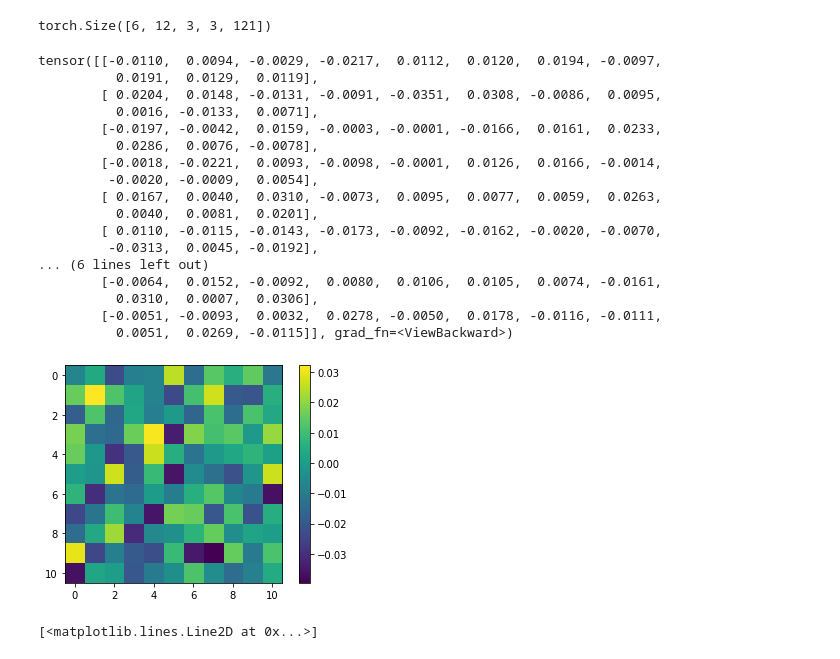
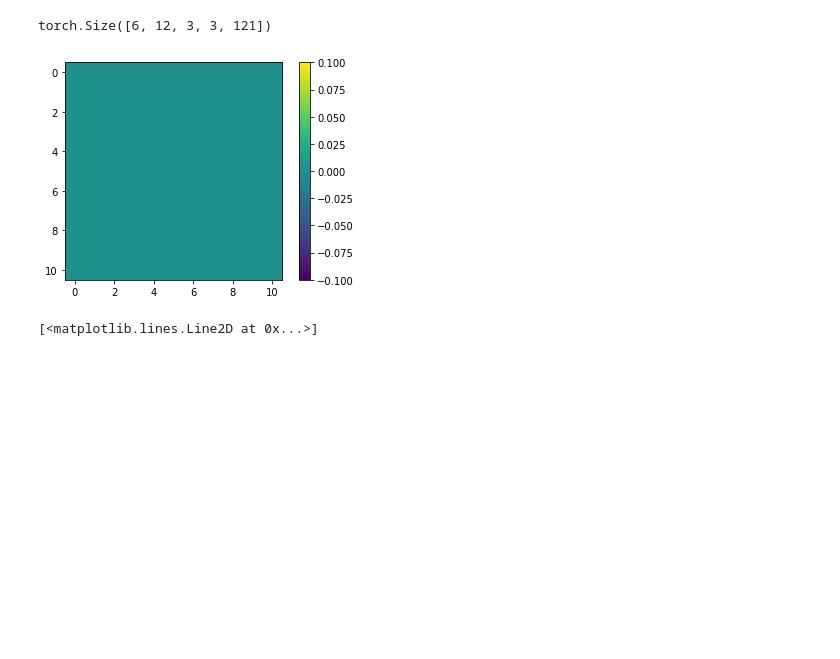
Before and after one commit to pacochow/Modelling-vpl, a Jupyter notebook: Locally_connected_network.ipynb, the cells around one changed output. Saved outputs shown, nothing was run; the diff lists cells and outputs as text; code cells hidden in the pictures; blank space fills up the shorter version.

```diff
--- a/Locally_connected_network.ipynb
+++ b/Locally_connected_network.ipynb
@@ -932,28 +1009,15 @@ schoups_net.v4_weight.shape
 # %% [output]
 torch.Size([6, 12, 3, 3, 121])
 # %%
-plt.imshow(schoups_net.v4_weight[2][0][1][1].view(11, 11).detach().numpy())
+net4 = LCN_model.LCN(
+    input_size = 33, simple_number = 12, simple_size = 11, v4_size = 11, v4_stride = 6, v4_orientation_number = 6,
+    phis_sfs = 4, training_size = 2, phis = True, sfs = False, alpha = 0.1)
+
+plt.imshow(net4.v4_weight[0][10][1][1].view(11, 11).detach().numpy())
 plt.colorbar();
-schoups_net.v4_weight[5][0][1][1].view(11, 11)
+# net.v4_weight[5][0][1][1].view(11, 11)
 # %% [output]
-tensor([[-0.0110,  0.0094, -0.0029, -0.0217,  0.0112,  0.0120,  0.0194, -0.0097,
-          0.0191,  0.0129,  0.0119],
-        [ 0.0204,  0.0148, -0.0131, -0.0091, -0.0351,  0.0308, -0.0086,  0.0095,
-          0.0016, -0.0133,  0.0071],
-        [-0.0197, -0.0042,  0.0159, -0.0003, -0.0001, -0.0166,  0.0161,  0.0233,
-          0.0286,  0.0076, -0.0078],
-        [-0.0018, -0.0221,  0.0093, -0.0098, -0.0001,  0.0126,  0.0166, -0.0014,
-         -0.0020, -0.0009,  0.0054],
-        [ 0.0167,  0.0040,  0.0310, -0.0073,  0.0095,  0.0077,  0.0059,  0.0263,
-          0.0040,  0.0081,  0.0201],
-        [ 0.0110, -0.0115, -0.0143, -0.0173, -0.0092, -0.0162, -0.0020, -0.0070,
-         -0.0313,  0.0045, -0.0192],
-... (6 lines left out)
-        [-0.0064,  0.0152, -0.0092,  0.0080,  0.0106,  0.0105,  0.0074, -0.0161,
-          0.0310,  0.0007,  0.0306],
-        [-0.0051, -0.0093,  0.0032,  0.0278, -0.0050,  0.0178, -0.0116, -0.0111,
-          0.0051,  0.0269, -0.0115]], grad_fn=<ViewBackward>)
-[figure, old version]
+[figure, new version]
 # %%
 plt.plot(schoups_net.generate_gaussian(-np.pi/2, 0.5, 12))
 # %% [output]
```
Also changed, not shown: parts of 39 cells of this notebook, 1 other file.
